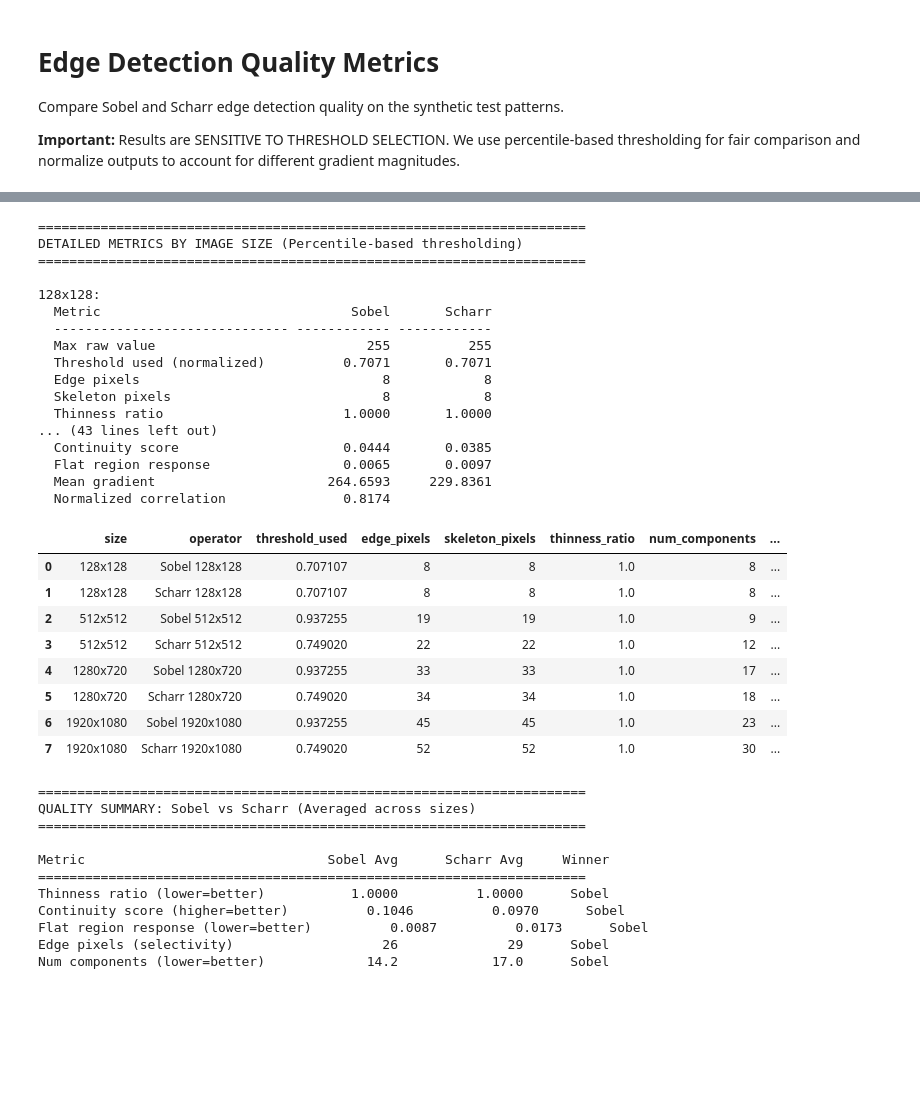
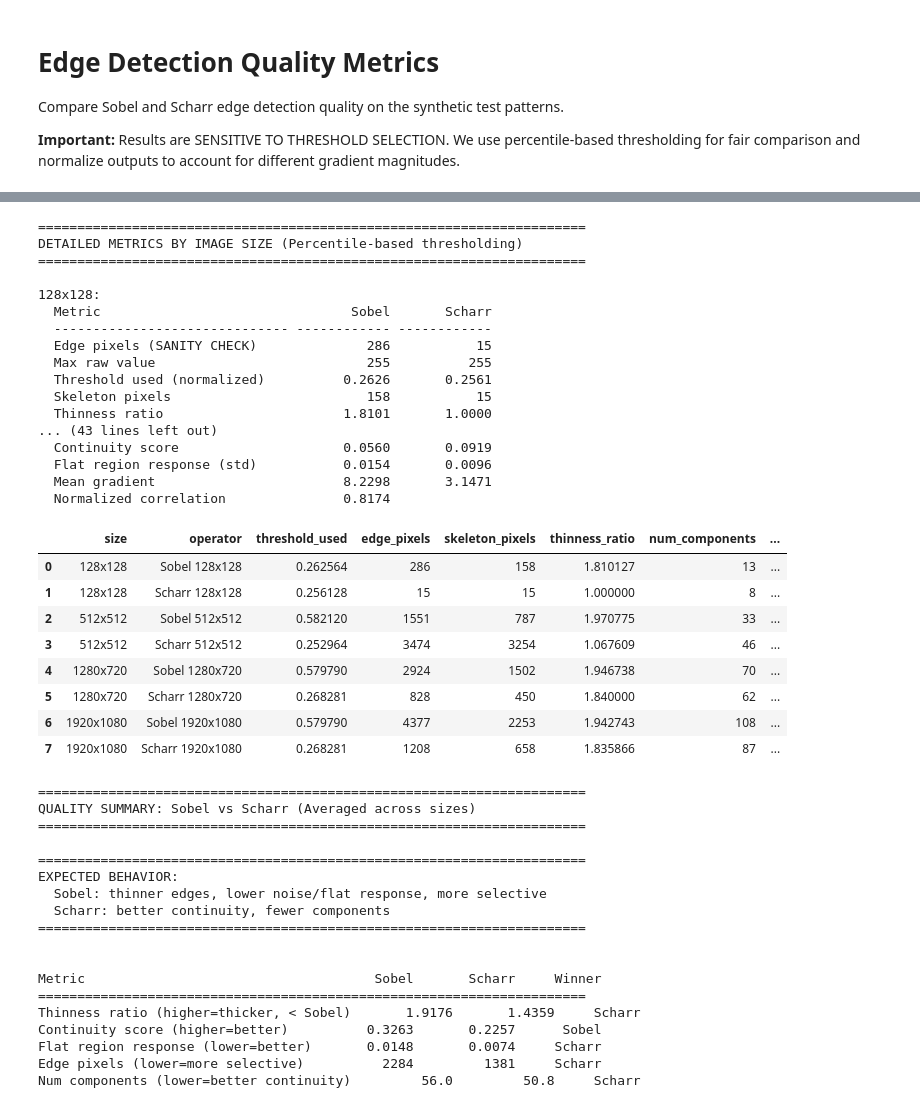
Before and after one commit to K3V1N0123/edge-detection, a Jupyter notebook: colab_sobel_vs_scharr_benchmark.ipynb, the cells around one changed output, grey strips where cells are left out. Drawn from its saved outputs; the diff is of its cells as text; code cells hidden in the pictures; blank space fills up the shorter version.

```diff
--- a/colab_sobel_vs_scharr_benchmark.ipynb
+++ b/colab_sobel_vs_scharr_benchmark.ipynb
@@ -702,7 +756,7 @@ scharr_df = quality_df[quality_df['operator'].str.startswith('Scharr')]
 
 thinness_sobel = sobel_df['thinness_ratio'].mean()
 thinness_scharr = scharr_df['thinness_ratio'].mean()
-thinness_winner = 'Scharr' if thinness_scharr > thinness_sobel else 'Sobel'
+thinness_winner = 'Scharr' if thinness_scharr < thinness_sobel else 'Sobel'
 
 continuity_sobel = sobel_df['continuity_score'].mean()
 continuity_scharr = scharr_df['continuity_score'].mean()
@@ -717,56 +771,63 @@ edge_scharr = scharr_df['edge_pixels'].mean()
 edge_winner = 'Sobel' if edge_sobel < edge_scharr else 'Scharr'
 
 components_sobel = sobel_df['num_components'].mean()
 components_scharr = scharr_df['num_components'].mean()
 components_winner = 'Scharr' if components_scharr < components_sobel else 'Sobel'
 
 print(f"\n{'='*70}")
 print("EXPECTED BEHAVIOR:")
 print("  Sobel: thinner edges, lower noise/flat response, more selective")
 print("  Scharr: better continuity, fewer components")
 print(f"{'='*70}\n")
 print(f"\n{'Metric':<35} {'Sobel':>12} {'Scharr':>12} {'Winner':>10}")
 print(f"{'='*70}")
 print(f"{'Thinness ratio (higher=thicker, < Sobel)':<35} {thinness_sobel:>12.4f} {thinness_scharr:>12.4f} {thinness_winner:>10}")
 print(f"{'Continuity score (higher=better)':<35} {continuity_sobel:>12.4f} {continuity_scharr:>12.4f} {continuity_winner:>10}")
 print(f"{'Flat region response (lower=better)':<35} {flat_sobel:>12.4f} {flat_scharr:>12.4f} {flat_winner:>10}")
 print(f"{'Edge pixels (lower=more selective)':<35} {edge_sobel:>12.0f} {edge_scharr:>12.0f} {edge_winner:>10}")
 print(f"{'Num components (lower=better continuity)':<35} {components_sobel:>12.1f} {components_scharr:>12.1f} {components_winner:>10}")
 # %% [output]
 ======================================================================
 DETAILED METRICS BY IMAGE SIZE (Percentile-based thresholding)
 ======================================================================
 
 128x128:
   Metric                                Sobel       Scharr
   ------------------------------ ------------ ------------
+  Edge pixels (SANITY CHECK)              286           15
   Max raw value                           255          255
-  Threshold used (normalized)          0.7071       0.7071
-  Edge pixels                               8            8
-  Skeleton pixels                           8            8
-  Thinness ratio                       1.0000       1.0000
+  Threshold used (normalized)          0.2626       0.2561
+  Skeleton pixels                         158           15
+  Thinness ratio                       1.8101       1.0000
 ... (43 lines left out)
-  Continuity score                     0.0444       0.0385
-  Flat region response                 0.0065       0.0097
-  Mean gradient                      264.6593     229.8361
+  Continuity score                     0.0560       0.0919
+  Flat region response (std)           0.0154       0.0096
+  Mean gradient                        8.2298       3.1471
   Normalized correlation               0.8174
 |  | size | operator | threshold_used | edge_pixels | skeleton_pixels | thinness_ratio | num_components | ... |
-| 0 | 128x128 | Sobel 128x128 | 0.707107 | 8 | 8 | 1.0 | 8 | ... |
-| 1 | 128x128 | Scharr 128x128 | 0.707107 | 8 | 8 | 1.0 | 8 | ... |
-| 2 | 512x512 | Sobel 512x512 | 0.937255 | 19 | 19 | 1.0 | 9 | ... |
-| 3 | 512x512 | Scharr 512x512 | 0.749020 | 22 | 22 | 1.0 | 12 | ... |
-| 4 | 1280x720 | Sobel 1280x720 | 0.937255 | 33 | 33 | 1.0 | 17 | ... |
-| 5 | 1280x720 | Scharr 1280x720 | 0.749020 | 34 | 34 | 1.0 | 18 | ... |
-| 6 | 1920x1080 | Sobel 1920x1080 | 0.937255 | 45 | 45 | 1.0 | 23 | ... |
-| 7 | 1920x1080 | Scharr 1920x1080 | 0.749020 | 52 | 52 | 1.0 | 30 | ... |
+| 0 | 128x128 | Sobel 128x128 | 0.262564 | 286 | 158 | 1.810127 | 13 | ... |
+| 1 | 128x128 | Scharr 128x128 | 0.256128 | 15 | 15 | 1.000000 | 8 | ... |
+| 2 | 512x512 | Sobel 512x512 | 0.582120 | 1551 | 787 | 1.970775 | 33 | ... |
+| 3 | 512x512 | Scharr 512x512 | 0.252964 | 3474 | 3254 | 1.067609 | 46 | ... |
+| 4 | 1280x720 | Sobel 1280x720 | 0.579790 | 2924 | 1502 | 1.946738 | 70 | ... |
+| 5 | 1280x720 | Scharr 1280x720 | 0.268281 | 828 | 450 | 1.840000 | 62 | ... |
+| 6 | 1920x1080 | Sobel 1920x1080 | 0.579790 | 4377 | 2253 | 1.942743 | 108 | ... |
+| 7 | 1920x1080 | Scharr 1920x1080 | 0.268281 | 1208 | 658 | 1.835866 | 87 | ... |
 ======================================================================
 QUALITY SUMMARY: Sobel vs Scharr (Averaged across sizes)
 ======================================================================
 
-Metric                               Sobel Avg      Scharr Avg     Winner
 ======================================================================
-Thinness ratio (lower=better)           1.0000          1.0000      Sobel
-Continuity score (higher=better)          0.1046          0.0970      Sobel
-Flat region response (lower=better)          0.0087          0.0173      Sobel
-Edge pixels (selectivity)                   26              29      Sobel
-Num components (lower=better)             14.2            17.0      Sobel
+EXPECTED BEHAVIOR:
+  Sobel: thinner edges, lower noise/flat response, more selective
+  Scharr: better continuity, fewer components
+======================================================================
+
+
+Metric                                     Sobel       Scharr     Winner
+======================================================================
+Thinness ratio (higher=thicker, < Sobel)       1.9176       1.4359     Scharr
+Continuity score (higher=better)          0.3263       0.2257      Sobel
+Flat region response (lower=better)       0.0148       0.0074     Scharr
+Edge pixels (lower=more selective)          2284         1381     Scharr
+Num components (lower=better continuity)         56.0         50.8     Scharr
```
Also changed, not shown: parts of 8 cells of this notebook.
